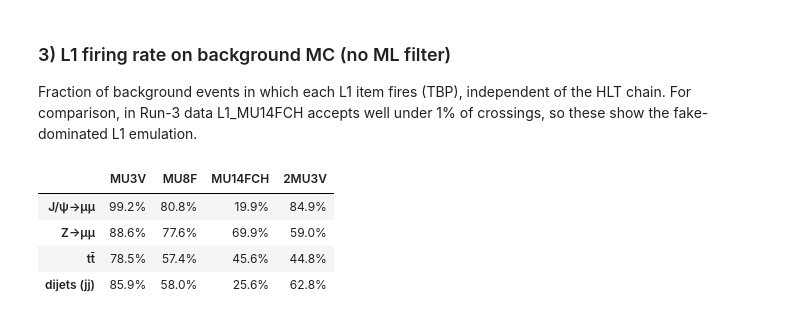
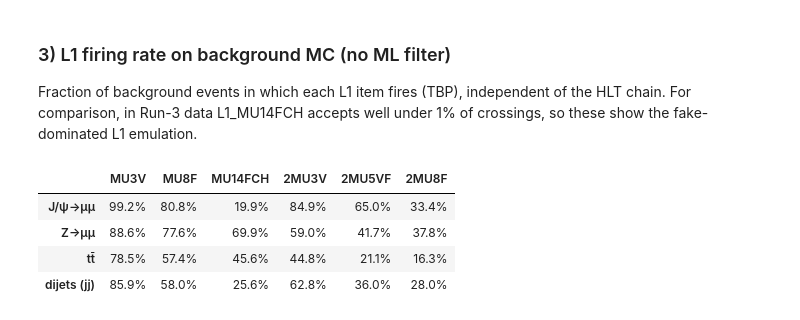
Before and after one commit to davidedicroce/MuonMLDisplacedVtx, a Jupyter notebook: dv_score_eff.ipynb, the cells around one changed output. Cells and saved outputs as stored; diff of their text form; code cells hidden in the pictures.

```diff
--- a/dv_score_eff.ipynb
+++ b/dv_score_eff.ipynb
@@ -253,11 +255,22 @@ scale = ref_rate(rates_log, "L1_MU3V") / eb.loc[eb["L1_MU3V"], "w"].sum()  # Hz
 def fmt_rate(r):
     return f"{r / 1e6:.2f} MHz" if r >= 1e6 else f"{r / 1e3:.3g} kHz" if r >= 1e3 else f"{r:.0f} Hz"
 
+def fires(df, seed):
+    """seed = one L1 item or a tuple of items (OR)"""
+    items = seed if isinstance(seed, tuple) else (seed,)
+    return df[list(items)].any(axis=1)
+
+def seed_name(seed):
+    return " OR ".join(seed) if isinstance(seed, tuple) else seed
+
+# Two chains with the same HLT steps, one per seed, accept the OR of the seeds
+OR_SEEDS = [("L1_MU14FCH", "L1_2MU8F"), ("L1_MU14FCH", "L1_2MU5VF"), ("L1_MU14FCH", "L1_2MU3V")]
 rows = []
-for item in [c for c in eb.columns[4:] if c.startswith("L1_")]:
-    sel = eb[eb[item] & eb["L1_MU3V"] & eb["chain"]]
-    rows.append({"L1 seed": item + (" (current)" if item == "L1_MU3V" else ""),
-                 "L1 rate": fmt_rate(eb.loc[eb[item], "w"].sum() * scale),
+for seed in [c for c in eb.columns[4:] if c.startswith("L1_")] + OR_SEEDS:
+    fired = fires(eb, seed)
+    sel = eb[fired & eb["L1_MU3V"] & eb["chain"]]
+    rows.append({"L1 seed": seed_name(seed) + (" (current)" if seed == "L1_MU3V" else ""),
+                 "L1 rate": fmt_rate(eb.loc[fired, "w"].sum() * scale),
                  "EF_mu0mlvtx rate": f"{fmt_rate(sel['w'].sum() * scale)} ± {fmt_rate((sel['w'] ** 2).sum() ** 0.5 * scale)}",
                  "EB events passing": len(sel)})
 print(f"{len(eb)} EB events, {eb['event'].nunique()} unique")
@@ -279,12 +298,13 @@ Fraction of events that pass the chain. "No L1" is the HLT alone, and the other
 2000 events per sample, so the statistical error is ≤ 1% (signal) and ≤ 0.3% (background).
 L1_MU3V gives the same numbers as No L1 (every event that passes the chain also fires it), so it is not shown.
 # %%
-EFF_SEEDS = ["L1_MU8F", "L1_MU14FCH", "L1_2MU3V"]
+EFF_SEEDS = ["L1_MU8F", "L1_MU14FCH", "L1_2MU3V", "L1_2MU5VF", "L1_2MU8F", ("L1_MU14FCH", "L1_2MU8F")]
 rows = {}
 for s, df in mc.items():
     assert not (df["chain"] & ~df["L1_MU3V"]).any(), f"{s}: chain passes without L1_MU3V"
     row = {"N": len(df), "No L1": 100 * df["chain"].mean()}
-    row.update({seed.replace("L1_", ""): 100 * (df["chain"] & df[seed]).mean() for seed in EFF_SEEDS})
+    row.update({seed_name(seed).replace("L1_", "").replace(" OR ", "|"): 100 * (df["chain"] & fires(df, seed)).mean()
+                for seed in EFF_SEEDS})
     rows[label(s)] = row
 eff = pd.DataFrame(rows).T
 eff["N"] = eff["N"].astype(int)
@@ -312,13 +332,13 @@ eff.style.format({c: "{:.1f}%" for c in eff.columns if c != "N"})
 Fraction of background events in which each L1 item fires (TBP), independent of the HLT chain.
 For comparison, in Run-3 data L1_MU14FCH accepts well under 1% of crossings, so these show the fake-dominated L1 emulation.
 # %%
-L1_SHOW = ["L1_MU3V", "L1_MU8F", "L1_MU14FCH", "L1_2MU3V"]
+L1_SHOW = ["L1_MU3V", "L1_MU8F", "L1_MU14FCH", "L1_2MU3V", "L1_2MU5VF", "L1_2MU8F"]
 fire = pd.DataFrame({label(s): {it.replace("L1_", ""): 100 * mc[s][it].mean() for it in L1_SHOW}
                      for s in BACKGROUNDS if s in mc}).T
 fire.style.format("{:.1f}%")
 # %% [output]
-|  | MU3V | MU8F | MU14FCH | 2MU3V |
-| J/ψ→μμ | 99.2% | 80.8% | 19.9% | 84.9% |
-| Z→μμ | 88.6% | 77.6% | 69.9% | 59.0% |
-| tt̄ | 78.5% | 57.4% | 45.6% | 44.8% |
-| dijets (jj) | 85.9% | 58.0% | 25.6% | 62.8% |
+|  | MU3V | MU8F | MU14FCH | 2MU3V | 2MU5VF | 2MU8F |
+| J/ψ→μμ | 99.2% | 80.8% | 19.9% | 84.9% | 65.0% | 33.4% |
+| Z→μμ | 88.6% | 77.6% | 69.9% | 59.0% | 41.7% | 37.8% |
+| tt̄ | 78.5% | 57.4% | 45.6% | 44.8% | 21.1% | 16.3% |
+| dijets (jj) | 85.9% | 58.0% | 25.6% | 62.8% | 36.0% | 28.0% |
```
Also changed, not shown: parts of 15 cells of this notebook.
